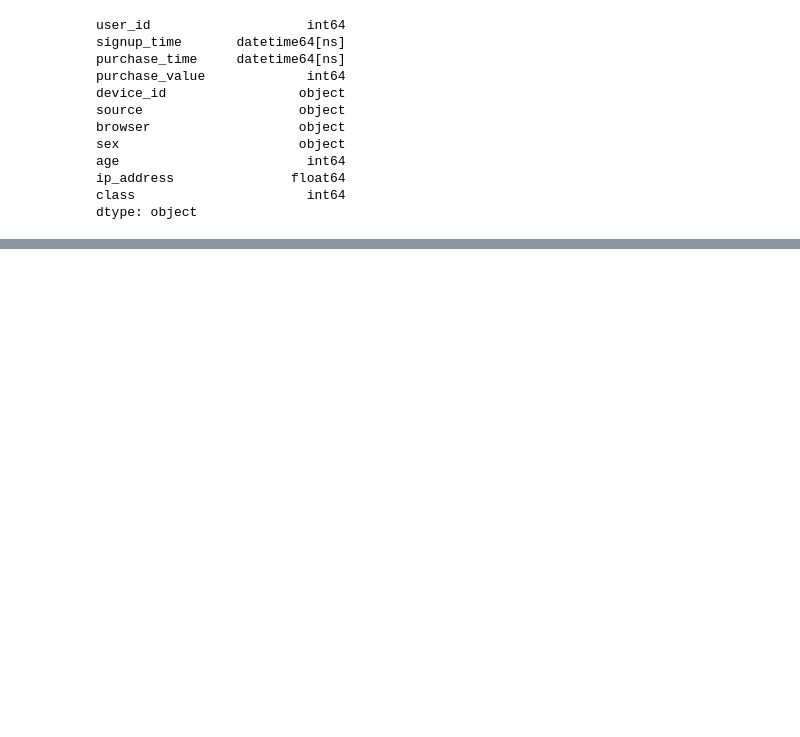
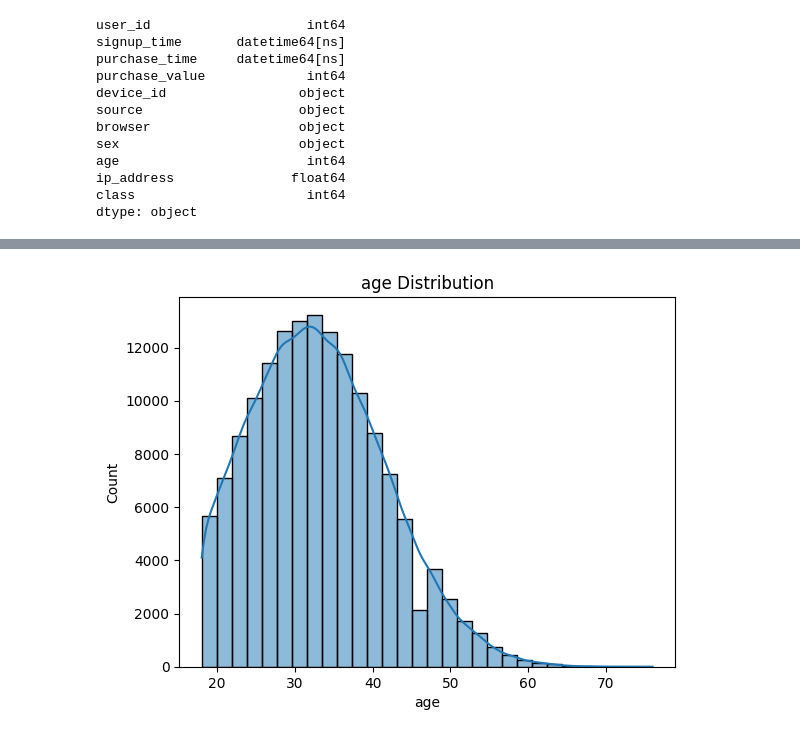
Before and after one commit to Aryam-21/Improved-detection-of-fraud-cases, a Jupyter notebook: notebooks/eda-fraud-data.ipynb, the cells around one changed output, grey strips where cells are left out. Saved outputs shown, nothing was run; the diff lists cells and outputs as text; code cells hidden in the pictures; blank space fills up the shorter version.

```diff
--- a/notebooks/eda-fraud-data.ipynb
+++ b/notebooks/eda-fraud-data.ipynb
@@ -75,0 +98,5 @@ dtype: object
+# %%
+# Age Distribution
+ploter.hist_ploter(fraud_df['age'])
+# %% [output]
+[figure, added]
```
Also changed, not shown: parts of 8 cells of this notebook, 1 other file.
